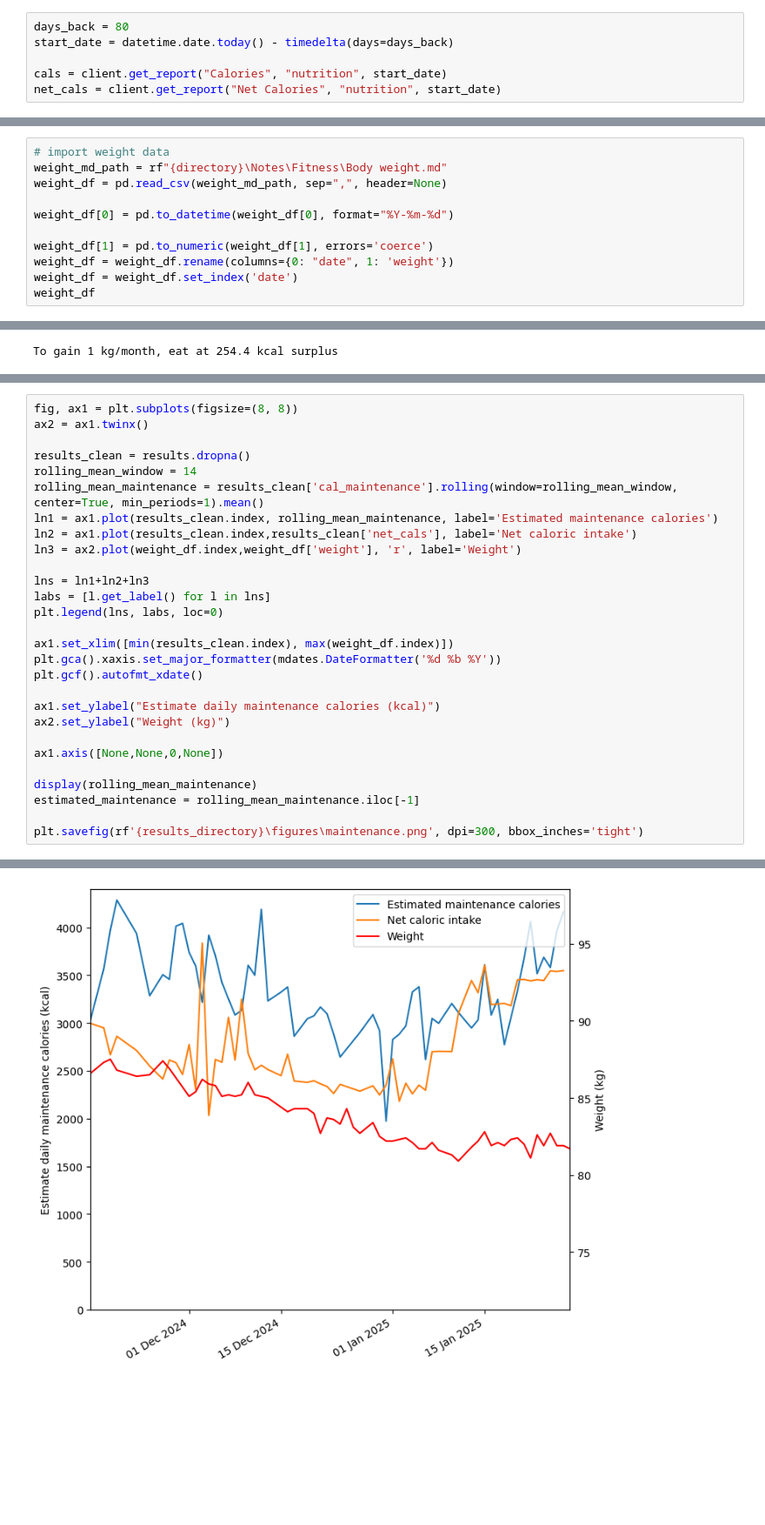
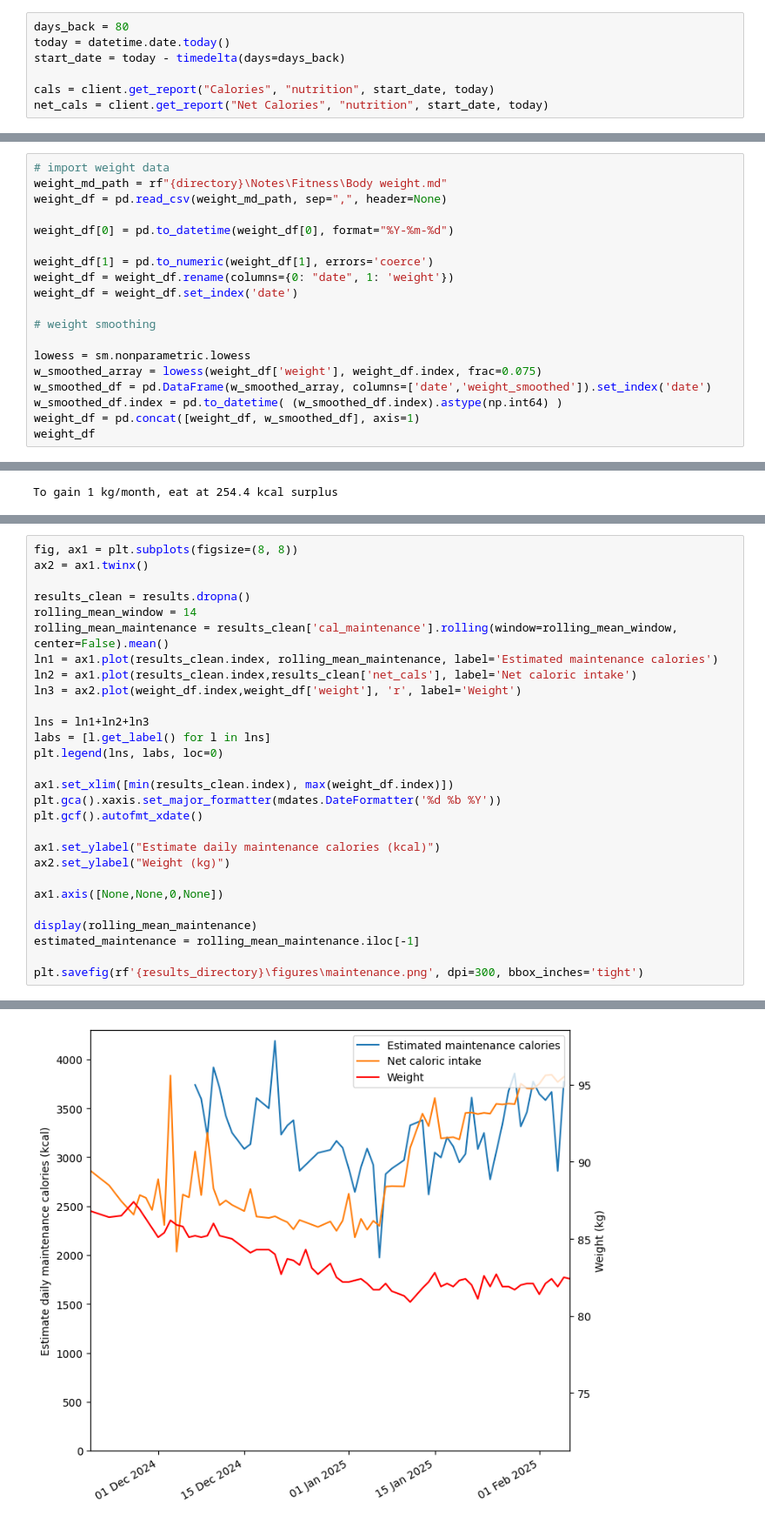
Before and after one commit to Joschke/bormhub, a Jupyter notebook: mfp_scrape.ipynb, the cells around one changed output, grey strips where cells are left out. Shown at 87% size. Cells and saved outputs as stored; diff of their text form; blank space fills up the shorter version.

```diff
--- a/mfp_scrape.ipynb
+++ b/mfp_scrape.ipynb
@@ -24,7 +26,8 @@ client.get_date(2025,1,20)
 <01/20/25 {'calories': 3456.0, 'carbohydrates': 370.0, 'fat': 129.0, 'protein': 175.0, 'sodium': 4031.0, 'sugar': 98.0}>
 # %%
 days_back = 80
-start_date = datetime.date.today() - timedelta(days=days_back)
+today = datetime.date.today()
+start_date = today - timedelta(days=days_back)
 
-cals = client.get_report("Calories", "nutrition", start_date)
-net_cals = client.get_report("Net Calories", "nutrition", start_date)
+cals = client.get_report("Calories", "nutrition", start_date, today)
+net_cals = client.get_report("Net Calories", "nutrition", start_date, today)
@@ -69,5 +92,13 @@ weight_df[0] = pd.to_datetime(weight_df[0], format="%Y-%m-%d")
 weight_df[1] = pd.to_numeric(weight_df[1], errors='coerce')
 weight_df = weight_df.rename(columns={0: "date", 1: 'weight'})
 weight_df = weight_df.set_index('date')
+
+# weight smoothing
+
+lowess = sm.nonparametric.lowess
+w_smoothed_array = lowess(weight_df['weight'], weight_df.index, frac=0.075)
+w_smoothed_df = pd.DataFrame(w_smoothed_array, columns=['date','weight_smoothed']).set_index('date')
+w_smoothed_df.index = pd.to_datetime( (w_smoothed_df.index).astype(np.int64) )
+weight_df = pd.concat([weight_df, w_smoothed_df], axis=1)
 weight_df
 # %% [output]
@@ -187,7 +219,7 @@ ax2 = ax1.twinx()
 
 results_clean = results.dropna()
 rolling_mean_window = 14
-rolling_mean_maintenance = results_clean['cal_maintenance'].rolling(window=rolling_mean_window, center=True, min_periods=1).mean()
+rolling_mean_maintenance = results_clean['cal_maintenance'].rolling(window=rolling_mean_window, center=False).mean()
 ln1 = ax1.plot(results_clean.index, rolling_mean_maintenance, label='Estimated maintenance calories')
 ln2 = ax1.plot(results_clean.index,results_clean['net_cals'], label='Net caloric intake')
 ln3 = ax2.plot(weight_df.index,weight_df['weight'], 'r', label='Weight')
@@ -230,4 +262,4 @@ Name: cal_maintenance, Length: 61, dtype: float64
-[figure, old version]
+[figure, new version]
 # %%
 print(f"To gain 1 kg/month, need to have {kcal_per_kg} kcal surplus in that month")
 print(f"Need {kcal_per_kg/30.43:.1f} kcal surplus per day")
```
Also changed, not shown: parts of 8 cells of this notebook, 2 other files.
